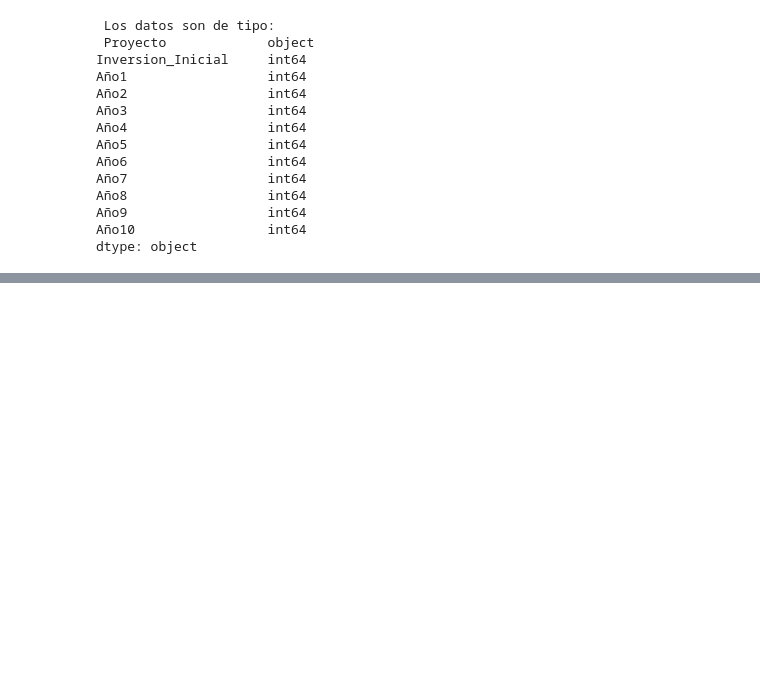
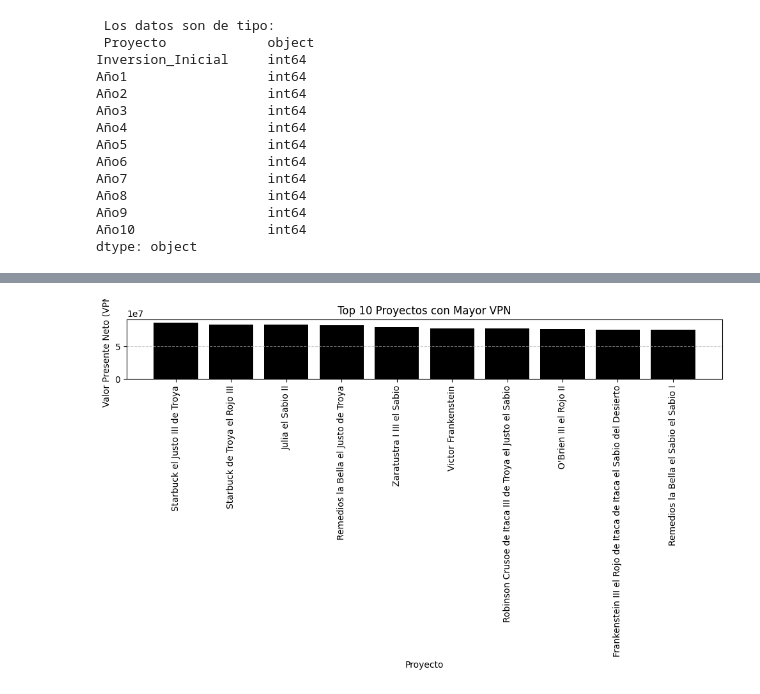
Before and after one commit to JEROFRAN/Curso_de_lenguajes_de_programaci-n, a Jupyter notebook: Examen_institucional_ipyn1.ipynb, the cells around one changed output, grey strips where cells are left out. Saved outputs shown, nothing was run; the diff lists cells and outputs as text; code cells hidden in the pictures; blank space fills up the shorter version.

```diff
--- a/Examen_institucional_ipyn1.ipynb
+++ b/Examen_institucional_ipyn1.ipynb
@@ -165,0 +214,20 @@ FloatSlider(value=0.1, description='Tasa (%)', max=0.3, min=0.01, step=0.01)
+# %%
+# Filtrar los 10 proyectos con mayor VPN
+top_10_vpn = df.nlargest(10, 'VPN')
+
+# Gráfico de barras: Proyecto vs VPN
+plt.figure(figsize=(10, 6))
+
+plt.bar(top_10_vpn['Proyecto'], top_10_vpn['VPN'], color='black')
+
+
+plt.xlabel('Proyecto')
+plt.ylabel('Valor Presente Neto (VPN)')
+plt.title('Top 10 Proyectos con Mayor VPN')
+plt.xticks(rotation=90)
+plt.grid(axis='y', linestyle='--', alpha=0.7)
+
+plt.tight_layout()
+plt.show()
+# %% [output]
+[figure, added]
```
Also changed, not shown: parts of 16 cells of this notebook.
